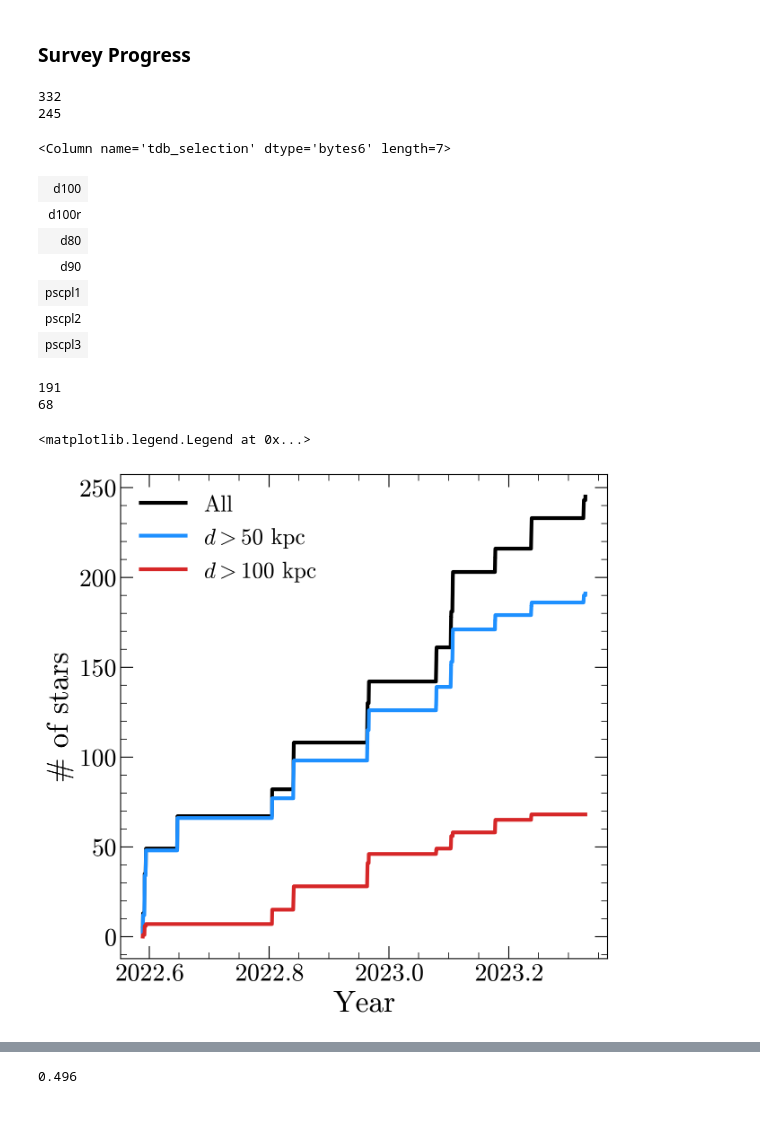
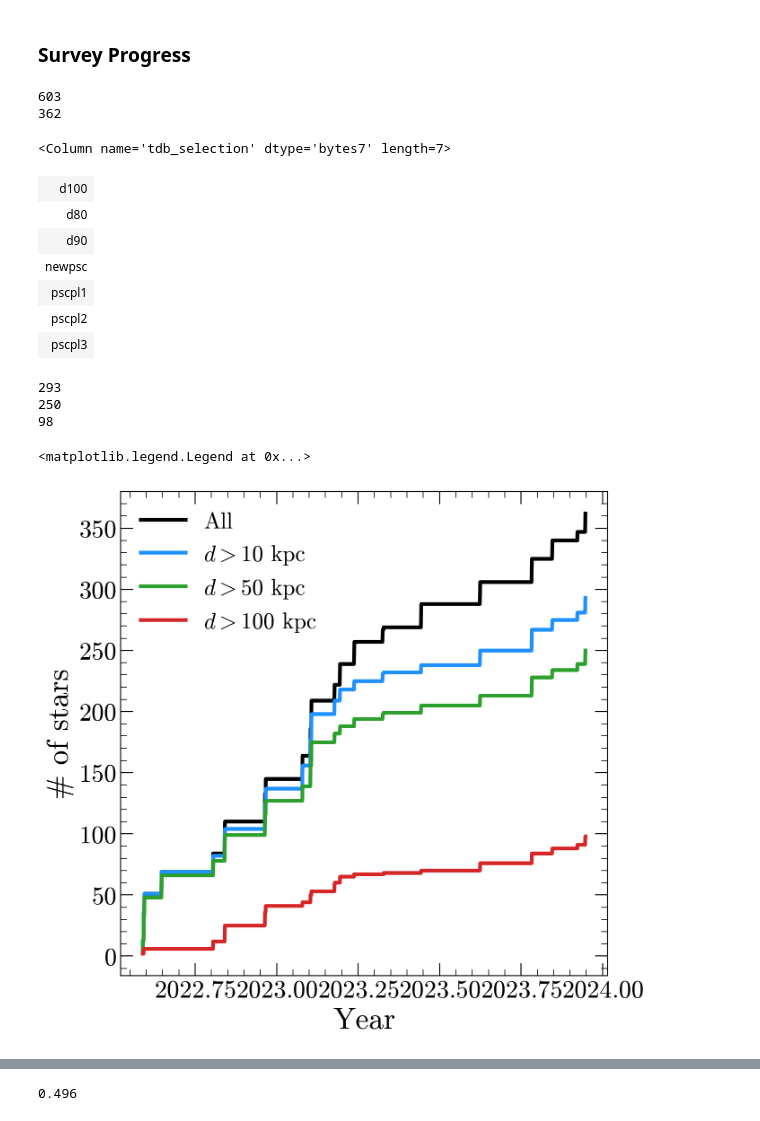
Before and after one commit to vedantchandra/merlin, a Jupyter notebook: pipeline/nb/00_survey_overview.ipynb, the cells around one changed output, grey strips where cells are left out. Saved outputs shown, nothing was run; the diff lists cells and outputs as text; code cells hidden in the pictures.

Commit message:
update radagast for bonaca stars, new preview plots

```diff
--- a/pipeline/nb/00_survey_overview.ipynb
+++ b/pipeline/nb/00_survey_overview.ipynb
@@ -68,4 +75,7 @@ hgiants = (
 )
 # %%
 catalog = 'mage'
-version = 'V0.061'
+version = 'V0.05'
+
+mage = Table.read('/Users/vedantchandra/0_research/data\
+/mage/catalogs/%s_rcat_%s_MSG.fits' % (catalog, version))
@@ -83,0 +114,3 @@ d100targ = Table.read('/Users/vedantchandra/0_research/00_outerhalo/06_mage/mage
+# %%
+bonaca = np.array(['b' in row['date'] for row in mage]) # bonaca nights
+bonaca = bonaca | (mage['tdb_selection'] == 'jet') # jet targets from our night
@@ -92,7 +140,7 @@ title = 'MagE (%s)' % last_time
 # %%
 clean = (
 
-    (mage['Vrot'] < 50)&
+    (mage['Vrot'] < 100)&
     (mage['tdb_selection'] != 'kd6')&
     (mage['tdb_selection'] != 'rvs')&
     (mage['tdb_selection'] != 'cra2')&
@@ -101,36 +149,40 @@ clean = (
     (mage['tdb_selection'] != 'eri')&
     (mage['tdb_selection'] != 'h3')&
     (mage['tdb_selection'] != 'pictdg')&
-    (mage['tdb_selection'] != 'pscdg')
+    (mage['tdb_selection'] != 'pscdg')&
+    ~bonaca
 
 )
 
 print(len(clean))
 print(np.sum(clean))
 # %% [output]
-332
-245
+603
+362
 # %%
 np.unique(mage[clean]['tdb_selection'])
 # %% [output]
-<Column name='tdb_selection' dtype='bytes6' length=7>
+<Column name='tdb_selection' dtype='bytes7' length=7>
 | d100 |
-| d100r |
 | d80 |
 | d90 |
+| newpsc |
 | pscpl1 |
 | pscpl2 |
 | pscpl3 |
 # %%
+d10 = clean & (mage['Dist'] > 10)
 d50 = clean & (mage['Dist'] > 50)
 d100 = clean & (mage['Dist'] > 100)
 
 
+print(np.sum(d10))
 print(np.sum(d50))
 print(np.sum(d100))
 # %% [output]
-191
-68
+293
+250
+98
 # %%
 def get_obscurve(tab):
     cts,obsdates = np.histogram(tab['mage_mjd'], bins = 10000,
@@ -142,16 +194,17 @@ def get_obscurve(tab):
     return years[:-1], np.cumsum(cts)
 # %%
 plt.plot(*get_obscurve(mage[clean]), color = 'k', lw = '3', label = 'All')
-plt.plot(*get_obscurve(mage[d50]), color = 'dodgerblue', lw = '3', label = '$d > 50$ kpc')
+plt.plot(*get_obscurve(mage[d10]), color = 'dodgerblue', lw = '3', label = '$d > 10$ kpc')
+plt.plot(*get_obscurve(mage[d50]), color = 'C2', lw = '3', label = '$d > 50$ kpc')
 plt.plot(*get_obscurve(mage[d100]), color = 'C3', lw = '3', label = '$d > 100$ kpc')
 
 plt.xlabel('Year')
 plt.ylabel('# of stars')
 
 plt.legend(loc = 'upper left', framealpha = 0)
 #plt.title(title)
 
 #plt.savefig('fig/cumulative_nstars.pdf')
 # %% [output]
 <matplotlib.legend.Legend at 0x...>
-[figure, old version]
+[figure, new version]
```
Also changed, not shown: parts of 59 cells of this notebook, 7 other files.
